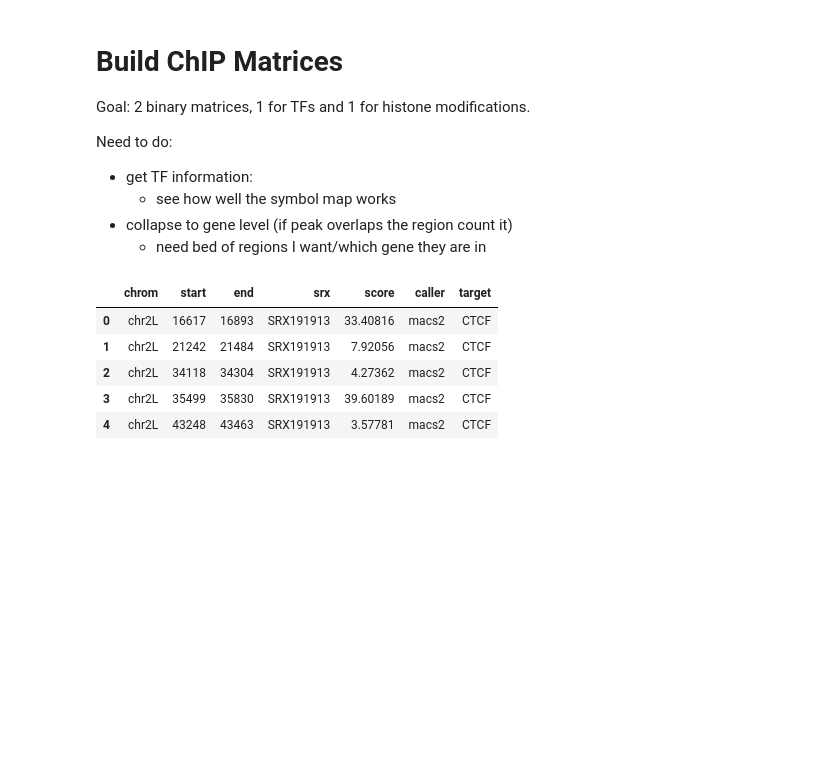
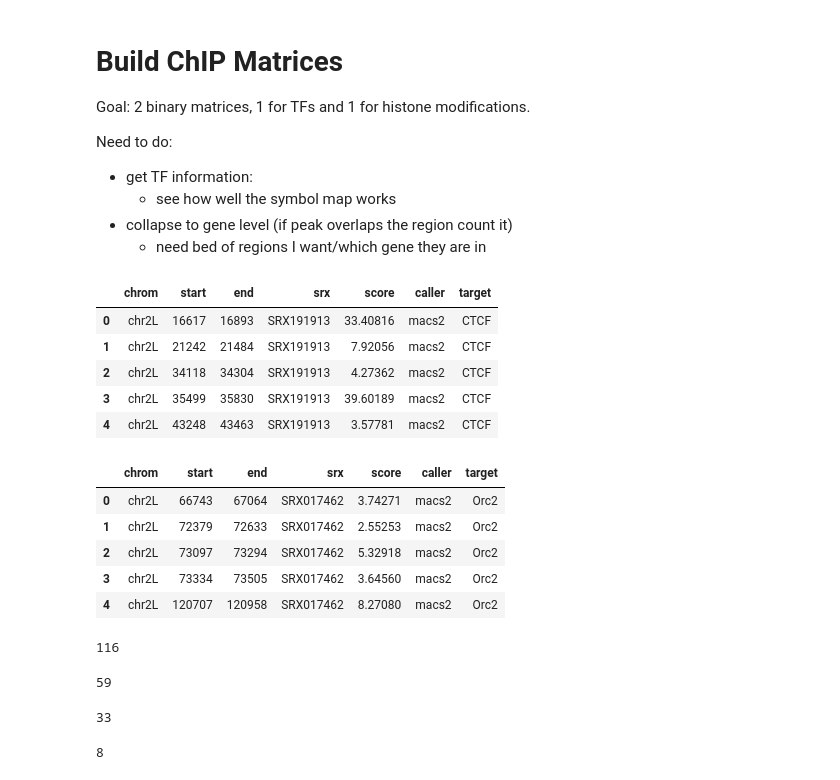
Before and after one commit to isabelleberger/s2cell-prior, a Jupyter notebook: notebook/2018-01-17_build_ChIP_matrices.ipynb, the cells around one changed output. Cells and saved outputs as stored; diff of their text form; code cells hidden in the pictures; blank space fills up the shorter version.

```diff
--- a/notebook/2018-01-17_build_ChIP_matrices.ipynb
+++ b/notebook/2018-01-17_build_ChIP_matrices.ipynb
@@ -31,6 +31,31 @@ hist2.head()
 | 2 | chr2L | 34118 | 34304 | SRX191913 | 4.27362 | macs2 | CTCF |
 | 3 | chr2L | 35499 | 35830 | SRX191913 | 39.60189 | macs2 | CTCF |
 | 4 | chr2L | 43248 | 43463 | SRX191913 | 3.57781 | macs2 | CTCF |
+# %%
+tf2.head()
+# %% [output]
+|  | chrom | start | end | srx | score | caller | target |
+| 0 | chr2L | 66743 | 67064 | SRX017462 | 3.74271 | macs2 | Orc2 |
+| 1 | chr2L | 72379 | 72633 | SRX017462 | 2.55253 | macs2 | Orc2 |
+| 2 | chr2L | 73097 | 73294 | SRX017462 | 5.32918 | macs2 | Orc2 |
+| 3 | chr2L | 73334 | 73505 | SRX017462 | 3.64560 | macs2 | Orc2 |
+| 4 | chr2L | 120707 | 120958 | SRX017462 | 8.27080 | macs2 | Orc2 |
+# %%
+len(tf2.srx.unique())
+# %% [output]
+116
+# %%
+len(tf2.target.unique())
+# %% [output]
+59
+# %%
+len(hist2.srx.unique())
+# %% [output]
+33
+# %%
+len(hist2.target.unique())
+# %% [output]
+8
 # %%
 #Remember for tommorrow:
 # get the file I used for FIMO ?
```
Also changed, not shown: 3 other files.
